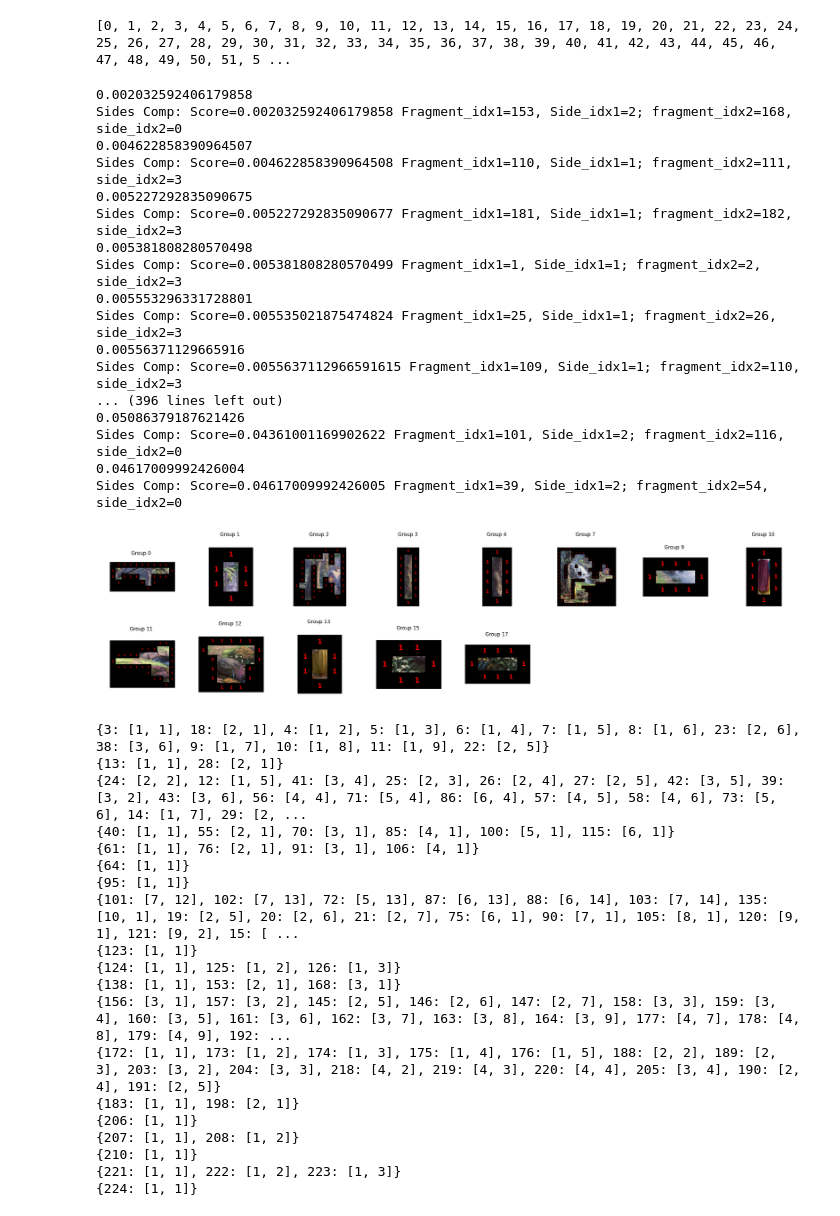
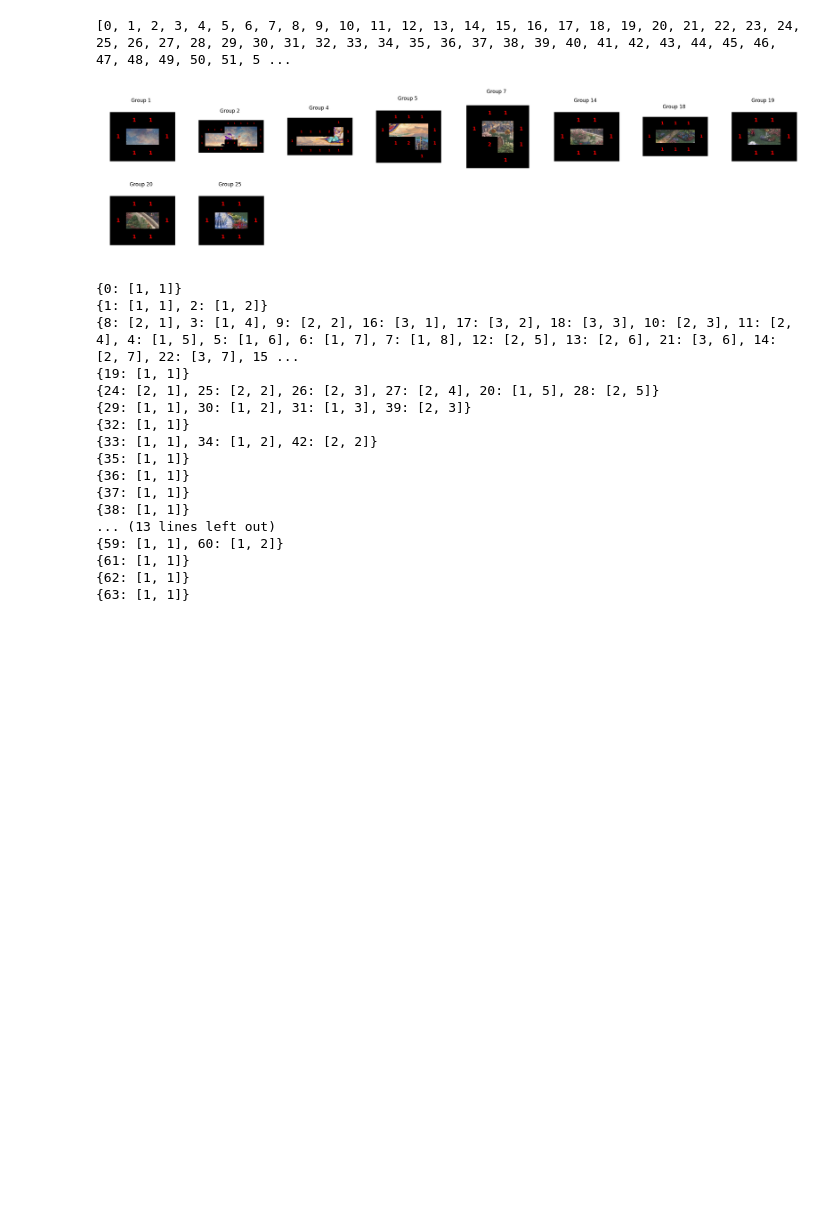
Before and after one commit to ilinca-ana-moraru/PuzzleColorMatching, a Jupyter notebook: pasting.ipynb, the cells around one changed output. Cells and saved outputs as stored; diff of their text form; code cells hidden in the pictures; blank space fills up the shorter version.

Commit message:
refactored checking functions

```diff
--- a/pasting.ipynb
+++ b/pasting.ipynb
@@ -15,15 +15,18 @@ import global_values
 from displaying import *
 from groups import *
 # %%
-image_path = "disney_puzzle/snow_white.jpg"
+image_path = "disney_puzzle/aladin.jpg"
 # image_path = "angry.jpg"
 output_folder = "fragments"
-global_values.COL_NR = 15
-global_values.ROW_NR = 15
+global_values.COL_NR = 8
+global_values.ROW_NR = 8
 fragments, tile_h, tile_w = divide_image(image_path, output_folder, global_values.COL_NR, global_values.ROW_NR)
 global_values.TILE_H = global_values.TILE_W = max(tile_h, tile_w)
 
 sides_comparisons = create_sides_comparisons(fragments)
+
+
+
 sorted_sides_comparisons = sort_sides_comparisons(sides_comparisons)
 
 n = len(fragments)
@@ -49,57 +76,42 @@ print(fragment_idx_to_group_idx)
 # %%
 for comp in sorted_sides_comparisons:
     if comp.score < 0.2:
+
         anchor_fragment_idx = comp.side1.fragment_idx
         pasted_fragment_idx = comp.side2.fragment_idx
         anchor_group_idx = fragment_idx_to_group_idx[anchor_fragment_idx]
         pasted_group_idx = fragment_idx_to_group_idx[pasted_fragment_idx]
+
         if anchor_group_idx != pasted_group_idx:
-            if check_groups_shapes_for_merging(comp, groups[anchor_group_idx], groups[pasted_group_idx]):
-                if does_merge_fit_within_bounds(comp,groups[anchor_group_idx], groups[pasted_group_idx]):
-                    if check_all_group_matchings_scores(comp, groups[anchor_group_idx], groups[pasted_group_idx]):
-                        merge_groups(comp, fragments, fragment_idx_to_group_idx, groups[anchor_group_idx], groups[pasted_group_idx])
+
+            shifted_anchor_group, shifted_pasted_group = simulate_merge_positions(comp, groups[anchor_group_idx], groups[pasted_group_idx])
+
+            if does_merge_fit_within_bounds(shifted_anchor_group):
+                if check_groups_shapes_for_merging(shifted_anchor_group, shifted_pasted_group):
+                    if check_all_group_matchings_scores(shifted_anchor_group, shifted_pasted_group):
+                        groups[anchor_group_idx] = merge_groups(shifted_anchor_group, shifted_pasted_group, fragment_idx_to_group_idx)
                         update_after_merge(groups, fragments, fragment_idx_to_group_idx, pasted_group_idx)
-                        print(comp)
-show_all_groups(groups, fragments, fragment_idx_to_group_idx)
+show_all_groups(groups, fragments, fragment_idx_to_group_idx, 1)
 
 for g in groups:
     print(g.fragment_positions)
 # %% [output]
+[figure, new version]
-0.002032592406179858
-Sides Comp: Score=0.002032592406179858 Fragment_idx1=153, Side_idx1=2; fragment_idx2=168, side_idx2=0
-0.004622858390964507
-Sides Comp: Score=0.004622858390964508 Fragment_idx1=110, Side_idx1=1; fragment_idx2=111, side_idx2=3
-0.005227292835090675
-Sides Comp: Score=0.005227292835090677 Fragment_idx1=181, Side_idx1=1; fragment_idx2=182, side_idx2=3
-0.005381808280570498
-Sides Comp: Score=0.005381808280570499 Fragment_idx1=1, Side_idx1=1; fragment_idx2=2, side_idx2=3
-0.005553296331728801
-Sides Comp: Score=0.005535021875474824 Fragment_idx1=25, Side_idx1=1; fragment_idx2=26, side_idx2=3
-0.00556371129665916
-Sides Comp: Score=0.0055637112966591615 Fragment_idx1=109, Side_idx1=1; fragment_idx2=110, side_idx2=3
-... (396 lines left out)
-0.05086379187621426
-Sides Comp: Score=0.04361001169902622 Fragment_idx1=101, Side_idx1=2; fragment_idx2=116, side_idx2=0
-0.04617009992426004
-Sides Comp: Score=0.04617009992426005 Fragment_idx1=39, Side_idx1=2; fragment_idx2=54, side_idx2=0
+{0: [1, 1]}
+{1: [1, 1], 2: [1, 2]}
+{8: [2, 1], 3: [1, 4], 9: [2, 2], 16: [3, 1], 17: [3, 2], 18: [3, 3], 10: [2, 3], 11: [2, 4], 4: [1, 5], 5: [1, 6], 6: [1, 7], 7: [1, 8], 12: [2, 5], 13: [2, 6], 21: [3, 6], 14: [2, 7], 22: [3, 7], 15 ...
+{19: [1, 1]}
+{24: [2, 1], 25: [2, 2], 26: [2, 3], 27: [2, 4], 20: [1, 5], 28: [2, 5]}
+{29: [1, 1], 30: [1, 2], 31: [1, 3], 39: [2, 3]}
+{32: [1, 1]}
+{33: [1, 1], 34: [1, 2], 42: [2, 2]}
+{35: [1, 1]}
+{36: [1, 1]}
+{37: [1, 1]}
+{38: [1, 1]}
+... (13 lines left out)
+{59: [1, 1], 60: [1, 2]}
+{61: [1, 1]}
+{62: [1, 1]}
+{63: [1, 1]}
-[figure, old version]
-{3: [1, 1], 18: [2, 1], 4: [1, 2], 5: [1, 3], 6: [1, 4], 7: [1, 5], 8: [1, 6], 23: [2, 6], 38: [3, 6], 9: [1, 7], 10: [1, 8], 11: [1, 9], 22: [2, 5]}
-{13: [1, 1], 28: [2, 1]}
-{24: [2, 2], 12: [1, 5], 41: [3, 4], 25: [2, 3], 26: [2, 4], 27: [2, 5], 42: [3, 5], 39: [3, 2], 43: [3, 6], 56: [4, 4], 71: [5, 4], 86: [6, 4], 57: [4, 5], 58: [4, 6], 73: [5, 6], 14: [1, 7], 29: [2, ...
-{40: [1, 1], 55: [2, 1], 70: [3, 1], 85: [4, 1], 100: [5, 1], 115: [6, 1]}
-{61: [1, 1], 76: [2, 1], 91: [3, 1], 106: [4, 1]}
-{64: [1, 1]}
-{95: [1, 1]}
-{101: [7, 12], 102: [7, 13], 72: [5, 13], 87: [6, 13], 88: [6, 14], 103: [7, 14], 135: [10, 1], 19: [2, 5], 20: [2, 6], 21: [2, 7], 75: [6, 1], 90: [7, 1], 105: [8, 1], 120: [9, 1], 121: [9, 2], 15: [ ...
-{123: [1, 1]}
-{124: [1, 1], 125: [1, 2], 126: [1, 3]}
-{138: [1, 1], 153: [2, 1], 168: [3, 1]}
-{156: [3, 1], 157: [3, 2], 145: [2, 5], 146: [2, 6], 147: [2, 7], 158: [3, 3], 159: [3, 4], 160: [3, 5], 161: [3, 6], 162: [3, 7], 163: [3, 8], 164: [3, 9], 177: [4, 7], 178: [4, 8], 179: [4, 9], 192: ...
-{172: [1, 1], 173: [1, 2], 174: [1, 3], 175: [1, 4], 176: [1, 5], 188: [2, 2], 189: [2, 3], 203: [3, 2], 204: [3, 3], 218: [4, 2], 219: [4, 3], 220: [4, 4], 205: [3, 4], 190: [2, 4], 191: [2, 5]}
-{183: [1, 1], 198: [2, 1]}
-{206: [1, 1]}
-{207: [1, 1], 208: [1, 2]}
-{210: [1, 1]}
-{221: [1, 1], 222: [1, 2], 223: [1, 3]}
-{224: [1, 1]}
 # %%
```
Also changed, not shown: parts of 2 cells of this notebook, 3 other files.
